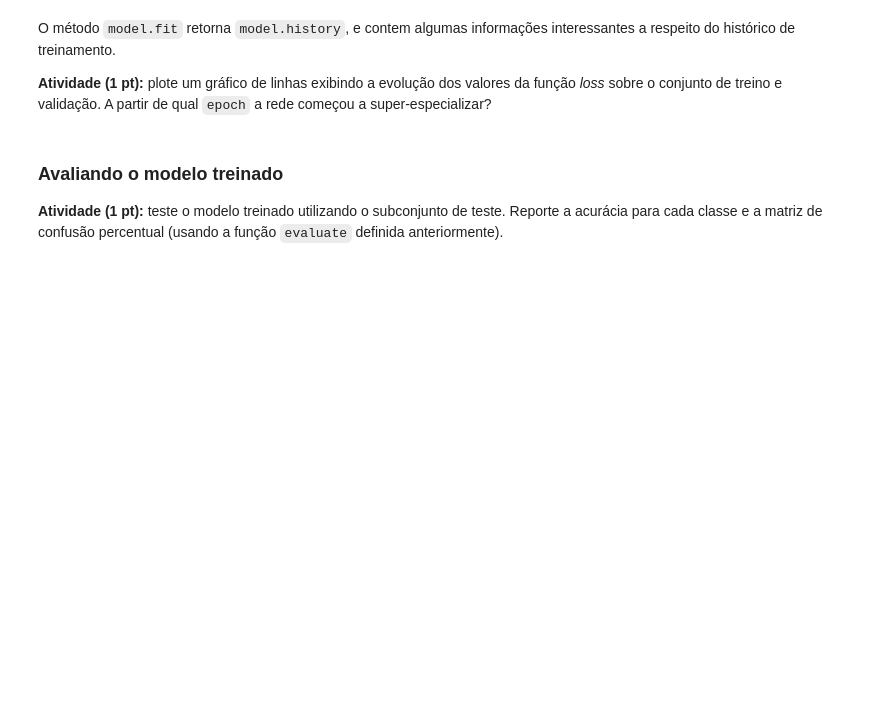
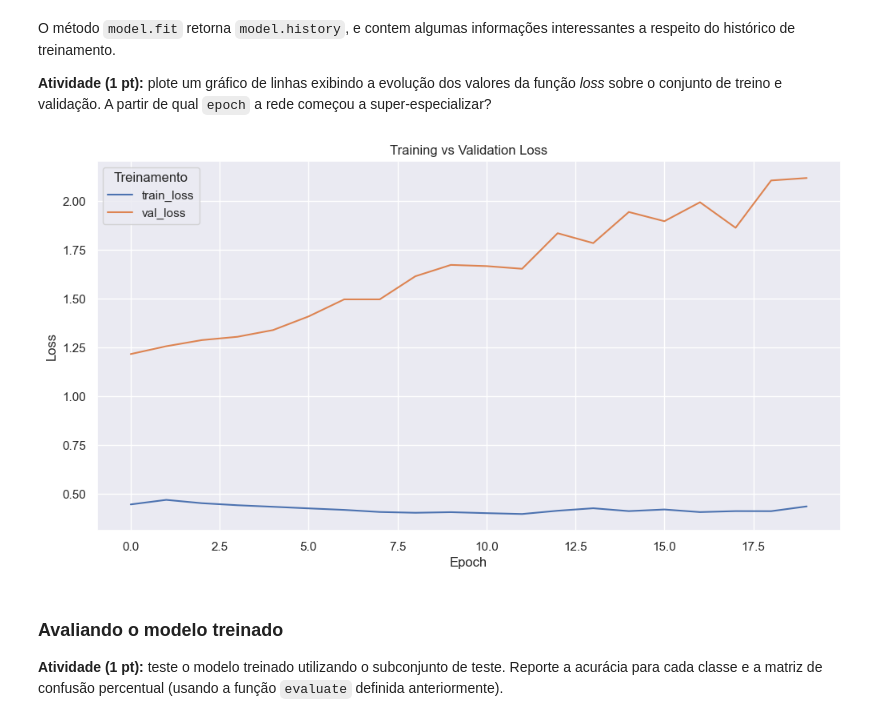
Before and after one commit to VitorSancho/UnicampMDC2025, a Jupyter notebook: Supervisionado2/trabalhos/trabalho2/assignment_2.ipynb, the cells around one changed output. Cells and saved outputs as stored; diff of their text form; code cells hidden in the pictures; blank space fills up the shorter version.

Commit message:
modelo simples

```diff
--- a/Supervisionado2/trabalhos/trabalho2/assignment_2.ipynb
+++ b/Supervisionado2/trabalhos/trabalho2/assignment_2.ipynb
@@ -238,5 +228,29 @@ y_ohe_test = np_utils.to_categorical(ye_test, num_classes=6)
+# %%
+from keras.utils import to_categorical
+from keras.models import Sequential
+from keras.layers import Dense, Dropout
+from sklearn.utils.class_weight import compute_class_weight
+from keras import optimizers
+from keras.callbacks import ModelCheckpoint, EarlyStopping
+
+y_ohe_train = to_categorical(ye_train, num_classes=6)
+y_ohe_test = to_categorical(ye_test, num_classes=6)
+
+class_weights = compute_class_weight(class_weight = "balanced", classes= np.unique(y_train), y=y_train)
+train_class_weights = dict(enumerate(class_weights))
 # %% [markdown]
 **Atividade (1 pt):** defina uma arquitetura de uma rede neural capaz de classificar os diferentes produtos a partir da conversa dos clientes. Compile a sua rede com a loss `categorical_crossentropy`, optimizador `SGD` e defina as métricas relevantes para o problema.
+# %%
+model = Sequential([
+    Dense(50, activation='relu', input_shape=(features,)),
+    Dense(6, activation='softmax')
+])
+
+model.compile(
+    optimizer=optimizers.SGD(learning_rate=1e-2, momentum=0.9),
+    loss="categorical_crossentropy",
+    metrics=["accuracy"]
+)
 # %% [markdown]
 ### Treinando a rede neural
 
@@ -244,3 +258,6 @@ y_ohe_test = np_utils.to_categorical(ye_test, num_classes=6)
 
 1. Separe um subconjunto do treino para validação.
 2. Utilize alguma técnica para conservar os parâmetros que melhor generalizam o problema, como `ModelCheckpoint` (salve o modelo com nome de `weights.h5`).
+# %%
+nn_X_train, nn_X_val, nn_y_train, nn_y_val = train_test_split(x_train, y_ohe_train, test_size=0.2, stratify=y_train, random_state=42)
+nn_X_test, nn_y_test = x_test, y_ohe_test
@@ -250,6 +327,25 @@ model.load_weights('weights.h5')
 O método `model.fit` retorna `model.history`, e contem algumas informações interessantes a respeito do histórico de treinamento.
 
 **Atividade (1 pt):** plote um gráfico de linhas exibindo a evolução dos valores da função *loss* sobre o conjunto de treino e validação. A partir de qual `epoch` a rede começou a super-especializar?
+# %%
+df = pd.DataFrame({
+    'epoch': history.epoch,
+    'train_loss': history.history['loss'],
+    'val_loss': history.history['val_loss']
+})
+
+# Melt to long format
+df_melted = df.melt(id_vars='epoch', value_vars=['train_loss', 'val_loss'],
+                    var_name='Treinamento', value_name='loss')
+
+# Plot
+sns.lineplot(data=df_melted, x='epoch', y='loss', hue='Treinamento')
+plt.title('Training vs Validation Loss')
+plt.xlabel('Epoch')
+plt.ylabel('Loss')
+plt.show()
+# %% [output]
+[figure, added]
 # %% [markdown]
 ### Avaliando o modelo treinado
 
```
Also changed, not shown: parts of 5 cells of this notebook, 1 other file.
